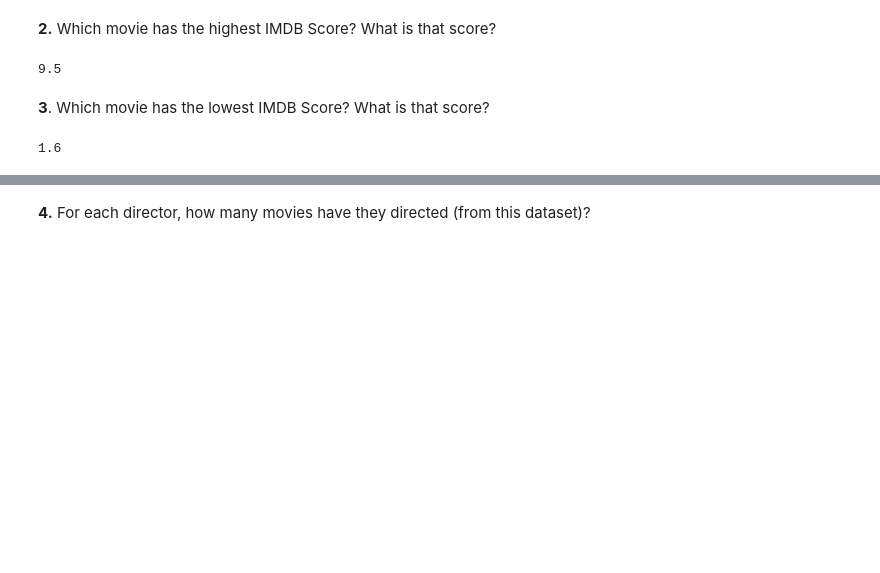
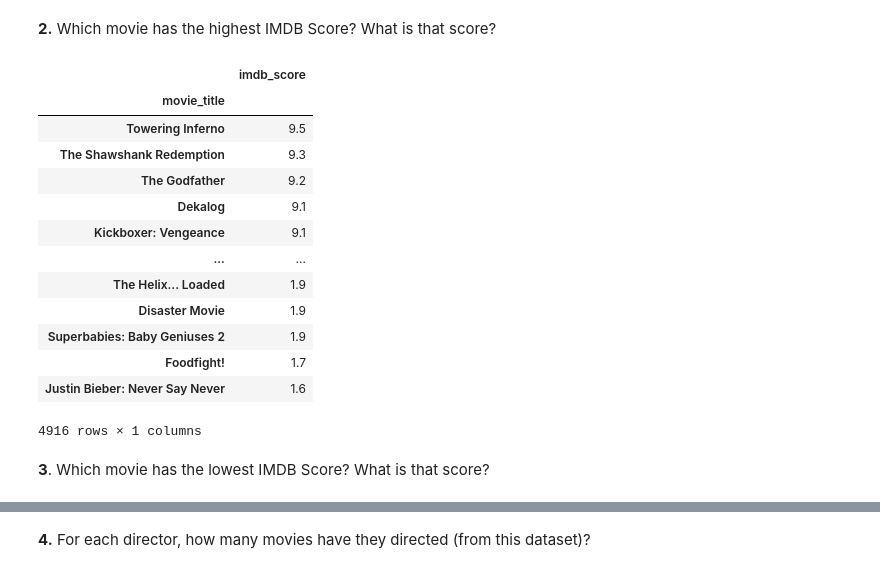
Before and after one commit to kayleeodom/CIS277-FA22-Lab1, a Jupyter notebook: Lab1.ipynb, the cells around one changed output, grey strips where cells are left out. Cells and saved outputs as stored; diff of their text form; code cells hidden in the pictures; blank space fills up the shorter version.

```diff
--- a/Lab1.ipynb
+++ b/Lab1.ipynb
@@ -38,15 +38,22 @@ len(st_movies)
 8
 # %% [markdown]
 **2.** Which movie has the highest IMDB Score? What is that score?
-# %%
-
-max_score = movies_df.imdb_score.max()
-print(max_score)
-# %% [output]
-9.5
+# %%
+movies_df.groupby('movie_title')[['imdb_score']].max().sort_values(['imdb_score'], ascending=False)
+# %% [output]
+|  | imdb_score |
+| movie_title |  |
+| Towering Inferno | 9.5 |
+| The Shawshank Redemption | 9.3 |
+| The Godfather | 9.2 |
+| Dekalog | 9.1 |
+| Kickboxer: Vengeance | 9.1 |
+| ... | ... |
+| The Helix... Loaded | 1.9 |
+| Disaster Movie | 1.9 |
+| Superbabies: Baby Geniuses 2 | 1.9 |
+| Foodfight! | 1.7 |
+| Justin Bieber: Never Say Never | 1.6 |
+4916 rows × 1 columns
 # %% [markdown]
 **3**. Which movie has the lowest IMDB Score? What is that score?
-# %%
-print(movies_df.imdb_score.min())
-# %% [output]
-1.6
```
Also changed, not shown: parts of 4 cells of this notebook.
